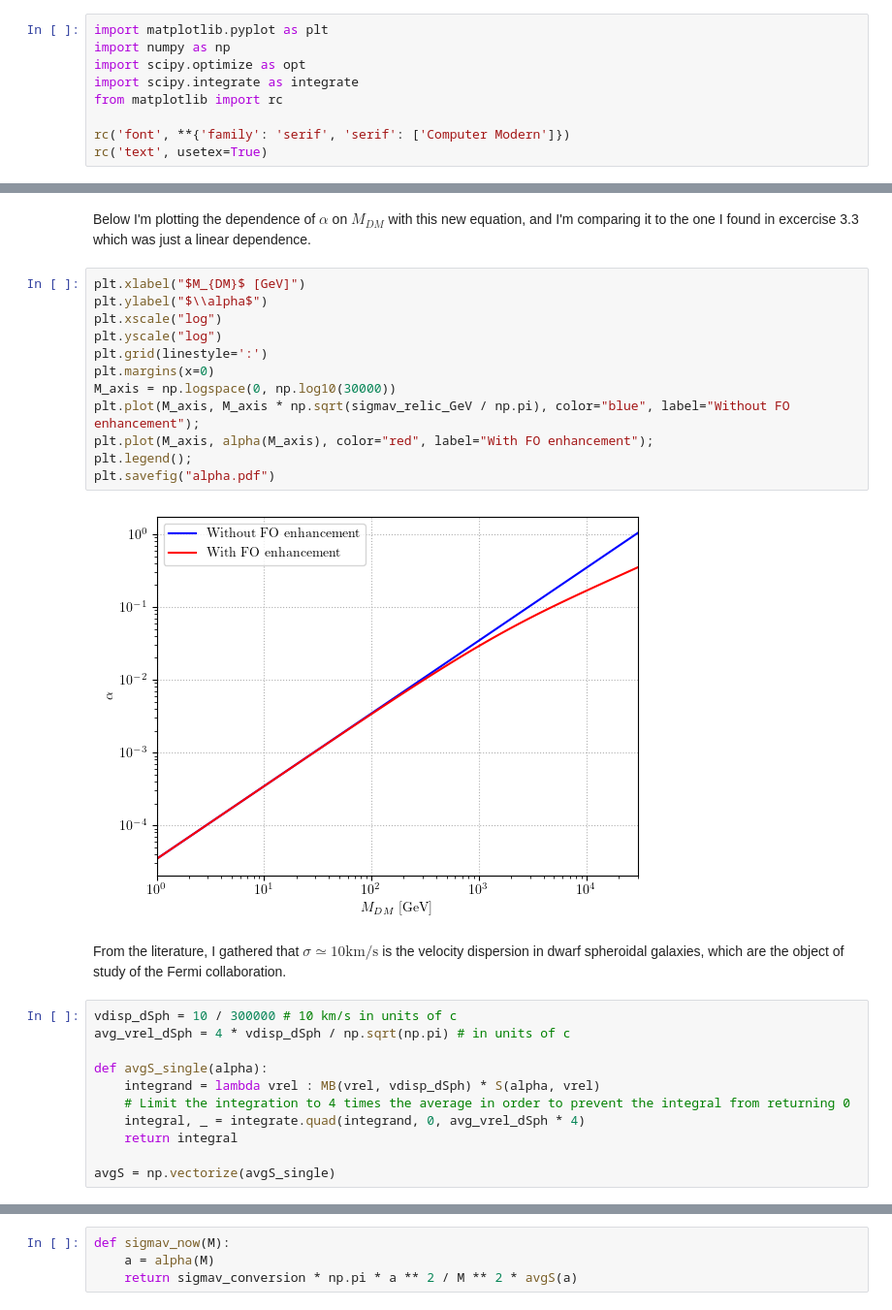
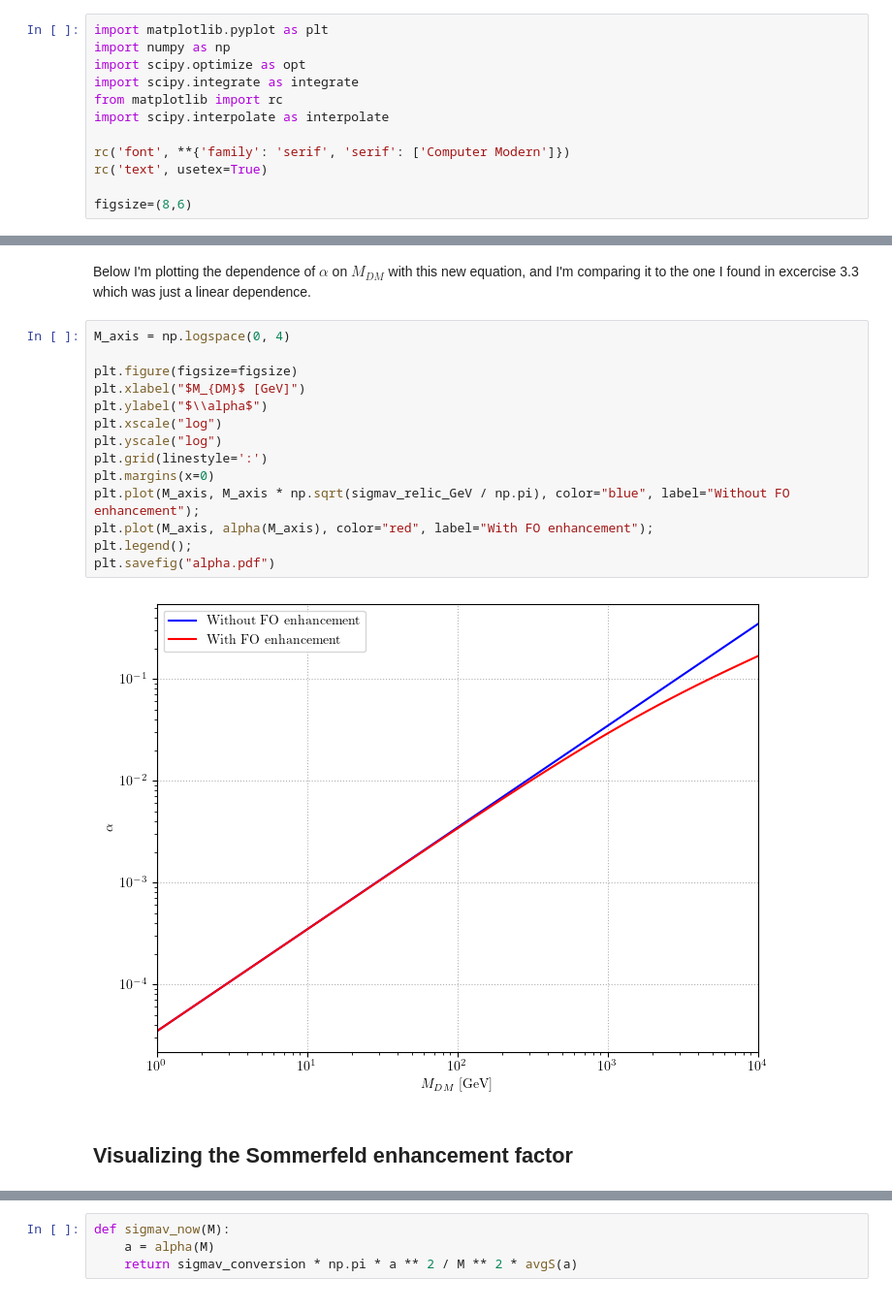
Before and after one commit to LuckeeDev/bachelor-thesis, a Jupyter notebook: notebooks/sommerfeld.ipynb, the cells around one changed output, grey strips where cells are left out. Shown at 97% size. Saved outputs shown, nothing was run; the diff lists cells and outputs as text.

```diff
--- a/notebooks/sommerfeld.ipynb
+++ b/notebooks/sommerfeld.ipynb
@@ -6,9 +6,12 @@ import numpy as np
 import scipy.optimize as opt
 import scipy.integrate as integrate
 from matplotlib import rc
+import scipy.interpolate as interpolate
 
 rc('font', **{'family': 'serif', 'serif': ['Computer Modern']})
 rc('text', usetex=True)
+
+figsize=(8,6)
 # %% [markdown]
 At freeze-out, we want
 $$
@@ -42,29 +42,20 @@ def simple_alpha(M):
 # %% [markdown]
 Below I'm plotting the dependence of $\alpha$ on $M_{DM}$ with this new equation, and I'm comparing it to the one I found in excercise 3.3 which was just a linear dependence.
 # %%
+M_axis = np.logspace(0, 4)
+
+plt.figure(figsize=figsize)
 plt.xlabel("$M_{DM}$ [GeV]")
 plt.ylabel("$\\alpha$")
 plt.xscale("log")
 plt.yscale("log")
 plt.grid(linestyle=':')
 plt.margins(x=0)
-M_axis = np.logspace(0, np.log10(30000))
 plt.plot(M_axis, M_axis * np.sqrt(sigmav_relic_GeV / np.pi), color="blue", label="Without FO enhancement");
 plt.plot(M_axis, alpha(M_axis), color="red", label="With FO enhancement");
 plt.legend();
 plt.savefig("alpha.pdf")
 # %% [output]
-[figure, old version]
+[figure, new version]
-# %% [markdown]
-From the literature, I gathered that $\sigma \simeq 10 \mathrm{km}/\mathrm{s}$ is the velocity dispersion in dwarf spheroidal galaxies, which are the object of study of the Fermi collaboration.
-# %%
-vdisp_dSph = 10 / 300000 # 10 km/s in units of c
-avg_vrel_dSph = 4 * vdisp_dSph / np.sqrt(np.pi) # in units of c
-
-def avgS_single(alpha):
-	integrand = lambda vrel : MB(vrel, vdisp_dSph) * S(alpha, vrel)
-	# Limit the integration to 4 times the average in order to prevent the integral from returning 0
-	integral, _ = integrate.quad(integrand, 0, avg_vrel_dSph * 4)
-	return integral
-
-avgS = np.vectorize(avgS_single)
+# %% [markdown]
+## Visualizing the Sommerfeld enhancement factor
```
Also changed, not shown: parts of 19 cells of this notebook, 6 other files.
